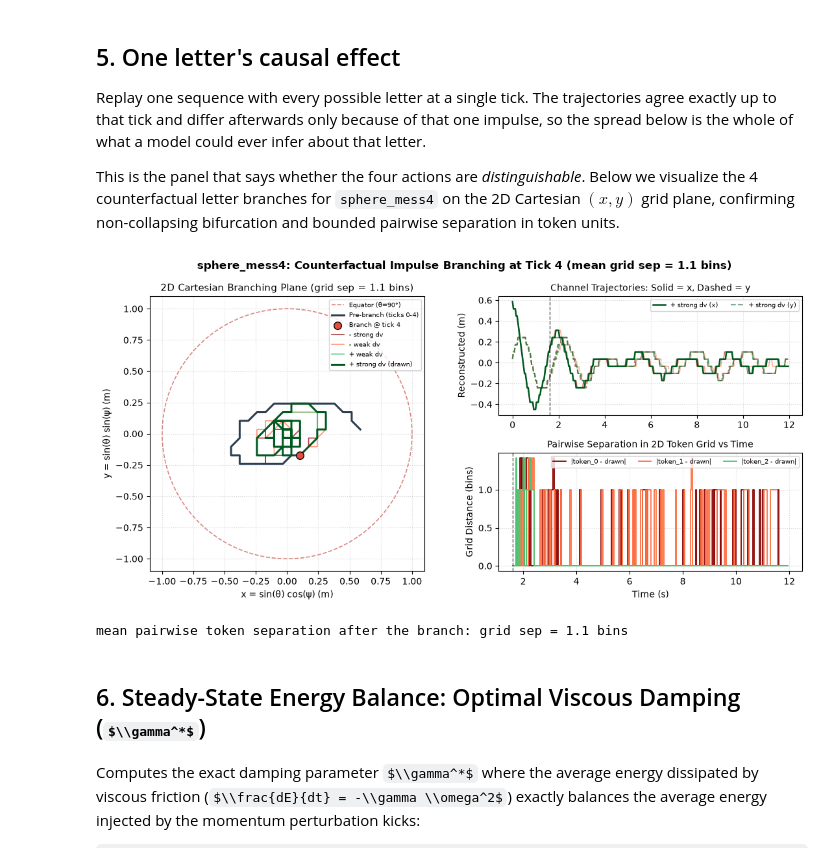
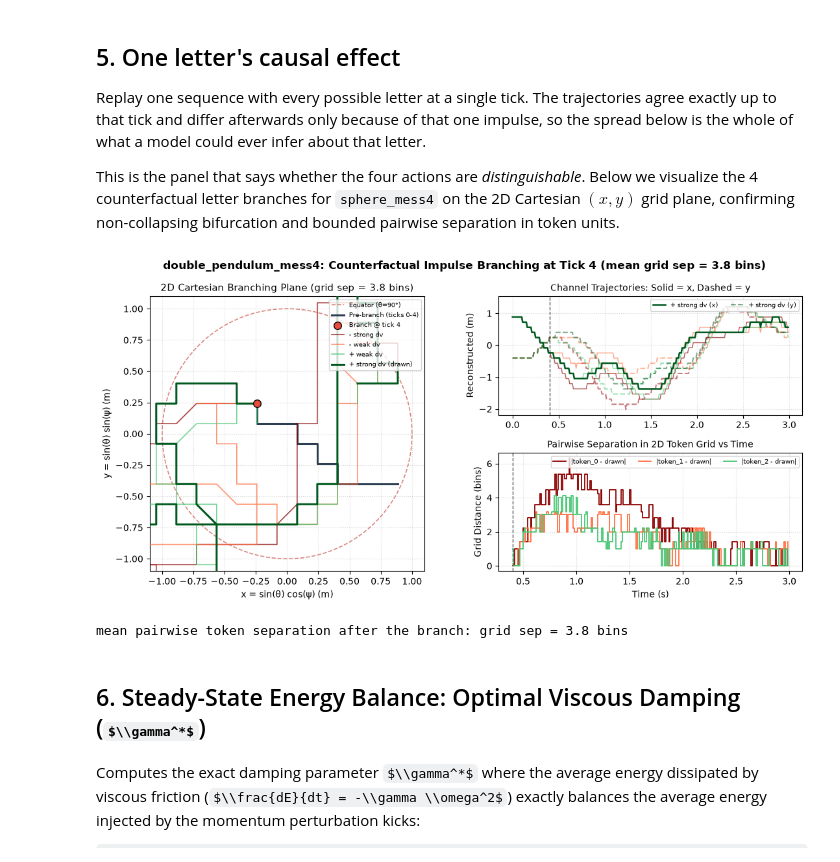
Before and after one commit to ManjotSingh08x/Belief-in-physics, a Jupyter notebook: notebooks/explorer.ipynb, the cells around one changed output. Saved outputs shown, nothing was run; the diff lists cells and outputs as text; code cells hidden in the pictures; some formulas as TeX source.

```diff
--- a/notebooks/explorer.ipynb
+++ b/notebooks/explorer.ipynb
@@ -67,11 +67,6 @@ which of the vocabulary this sequence actually uses &middot; `belief` the exact
 predictive belief, identical across all four systems by construction &middot;
 `return_map` `obs[n+1]` against `obs[n]`, a thin curve when deterministic.
 # %%
-w = explorer("pendulum_mess4")
+w = explorer("double_pendulum_mess4")
 display(w)
-
-# High-resolution static figure for non-interactive / cached notebook preview:
-tr = V.trace(make_process("sphere_mess4", m=40), seed=0)
-fig = V.plot(tr, panels=("observable", "tokens", "energy", "phase"), title="sphere_mess4 (Cartesian 2D Grid & Orbit)")
-plt.show()
 # %% [output]
@@ -193,7 +187,7 @@ This is the panel that says whether the four actions are *distinguishable*. Belo
 the 4 counterfactual letter branches for `sphere_mess4` on the 2D Cartesian $(x, y)$ grid plane,
 confirming non-collapsing bifurcation and bounded pairwise separation in token units.
 # %%
-SYSTEM = "sphere_mess4"
+SYSTEM = "double_pendulum_mess4"
 TICK = 4
 
 proc = make_process(SYSTEM, m=30)
@@ -260,35 +254,35 @@ for l in range(proc.chain.n_states):
 
 ax_coord.axvline(t_branch, color="k", ls="--", lw=1, alpha=0.7)
 ax_coord.set_ylabel("Reconstructed (m)")
 ax_coord.set_title("Channel Trajectories: Solid = x, Dashed = y", fontsize=10)
 ax_coord.legend(fontsize=7, ncol=2, loc="upper right")
 ax_coord.grid(True, ls=":", alpha=0.5)
 
 # Bottom Right: Pairwise Token Distance from Drawn Letter
 drawn_idx = indices[letters[TICK]]
 t_after = t[branch_idx:]
 for l in range(proc.chain.n_states):
     if l == letters[TICK]:
         continue
     cfg = V.ticker_for_letter(l)
     dist_l = np.linalg.norm(indices[l] - drawn_idx, axis=-1)
     ax_sep.step(t_after, dist_l, color=cfg["color"], where="post", lw=1.3,
                 label=f"|token_{l} - drawn|")
 
 ax_sep.axvline(t_branch, color="k", ls="--", lw=1, alpha=0.7)
 ax_sep.set_xlabel("Time (s)")
 ax_sep.set_ylabel("Grid Distance (bins)")
 ax_sep.set_title("Pairwise Separation in 2D Token Grid vs Time", fontsize=10)
 ax_sep.legend(fontsize=7, ncol=3, loc="upper right")
 ax_sep.grid(True, ls=":", alpha=0.5)
 
 fig.suptitle(f"{SYSTEM}: Counterfactual Impulse Branching at Tick {TICK} (mean {sep_str})",
              fontsize=12, fontweight="bold")
 plt.show()
 print(f"mean pairwise token separation after the branch: {sep_str}")
 # %% [output]
-[figure, old version]
+[figure, new version]
-mean pairwise token separation after the branch: grid sep = 1.1 bins
+mean pairwise token separation after the branch: grid sep = 3.8 bins
 # %% [markdown]
 ## 6. Steady-State Energy Balance: Optimal Viscous Damping ($\\gamma^*$)
 
```
Also changed, not shown: parts of 10 cells of this notebook, 2 other files.
